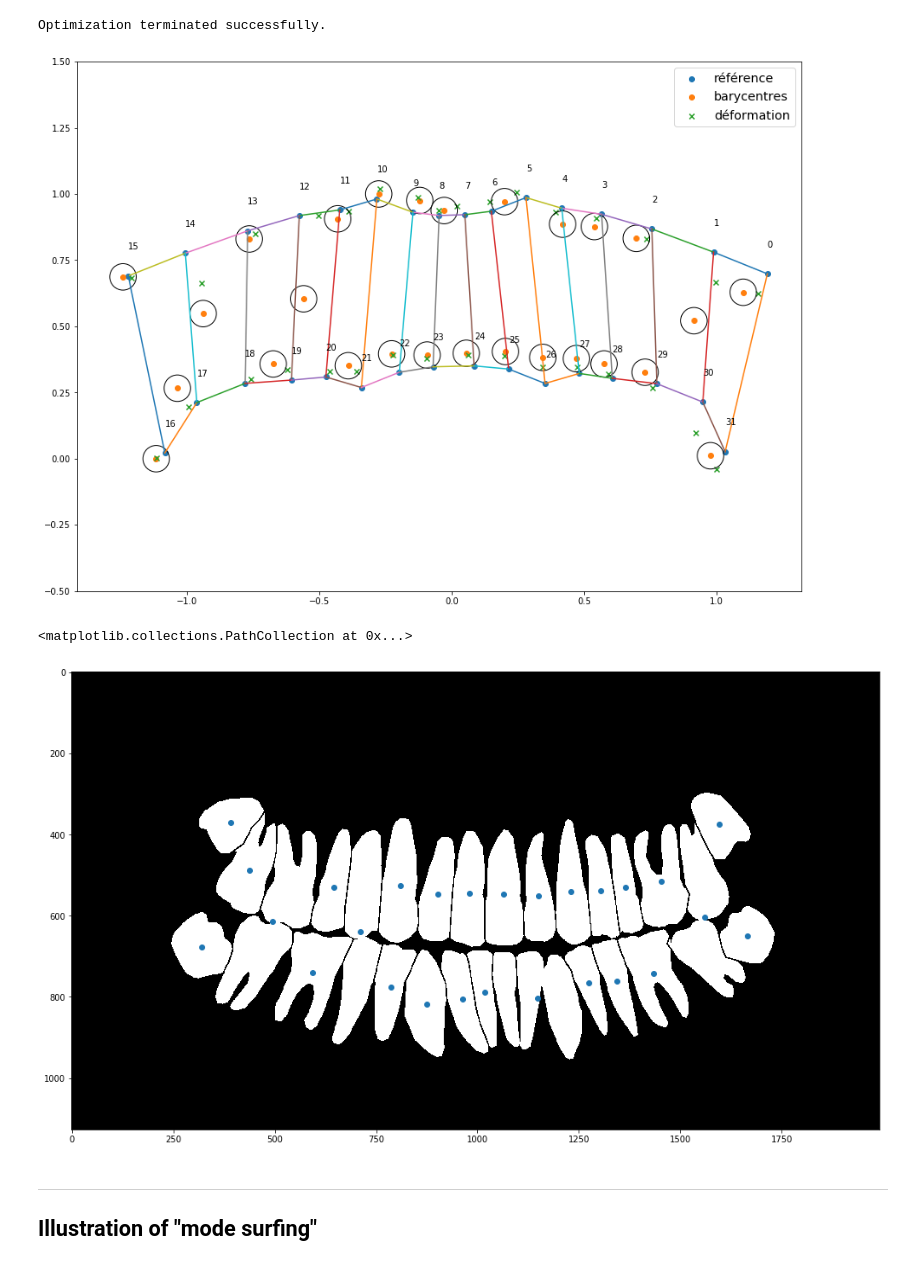
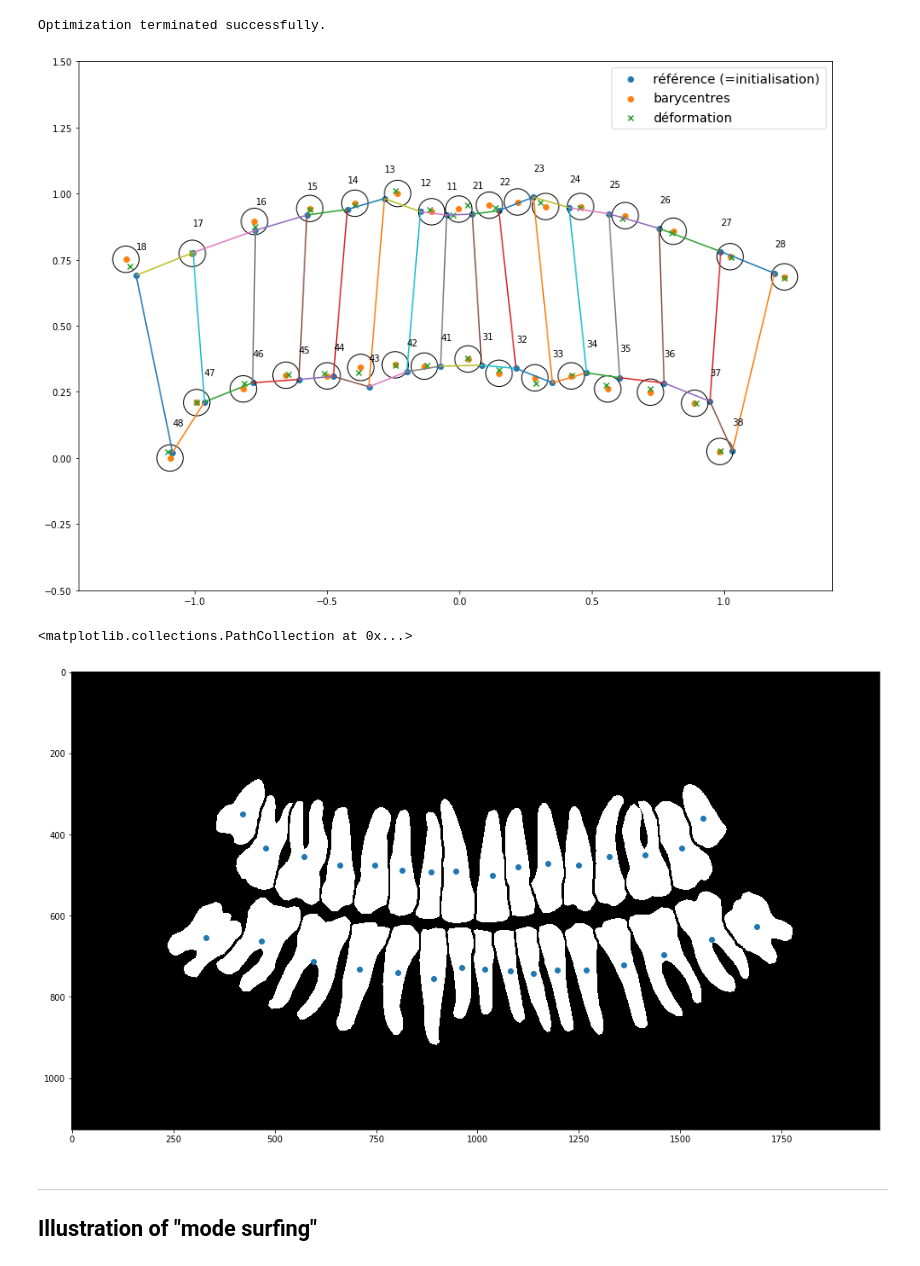
Before and after one commit to aymericq/dental_numbering, a Jupyter notebook: basin_hopping_reel.ipynb, the cells around one changed output. Saved outputs shown, nothing was run; the diff lists cells and outputs as text; code cells hidden in the pictures.

Commit message:
Add FDI numbering converter

```diff
--- a/basin_hopping_reel.ipynb
+++ b/basin_hopping_reel.ipynb
@@ -17,6 +17,13 @@ def display_progress(i, maxi, length):
         [' ' for j in range(floor(length*i/maxi)+1, length)]
     ) + ']', str(floor(length*i/maxi)), '%')
     disp.clear_output(wait=True)
+# %%
+number2fdi = {}
+for i in range(8):
+    number2fdi[i] = 28 - i
+    number2fdi[8+i] = 11 + i
+    number2fdi[16+i] = 48 - i
+    number2fdi[24+i] = 31 + i
 # %%
 from os import listdir
 
@@ -353,8 +360,8 @@ lamb = 0.5
 r = 0.05
 
 tooth_ind = 1
-img = plt.imread(DATASET_PATH + '/' + CoMs_length[tooth_ind][0])
-transf, _, _ = transform_robust(np.array(CoMs[CoMs_length[tooth_ind][0]]))
+img = plt.imread(DATASET_PATH + '/' + _32_teeth[tooth_ind])
+transf, _, _ = transform_robust(np.array(CoMs[_32_teeth[tooth_ind]]))
 
 centroids = transf
 reference = mean
@@ -374,32 +381,32 @@ Optimization terminated successfully.
 # %%
 coords = res.x.reshape(reference.shape)
 plt.figure(figsize=(15, 15))
-plt.scatter(reference[:,0], reference[:,1], label="référence")
+plt.scatter(reference[:,0], reference[:,1], label="référence (=initialisation)")
 plt.scatter(centroids[:,0], centroids[:,1], label="barycentres")
 for i in range(len(reference)):
-    plt.text(reference[i,0], reference[i,1]+0.1, str(i))
+    plt.text(reference[i,0], reference[i,1]+0.1, str(number2fdi[i]))
 for i in range(Kij.shape[0]):
     for j in range(Kij.shape[1]):
         if Kij[i,j] == 1:
             plt.plot([reference[i,0], reference[j,0]], [reference[i,1], reference[j,1]], '-')
 ax = plt.gca()
 for i in range(len(centroids)):
      ax.add_patch(plt.Circle(centroids[i,:], radius=r, fill=False))
 plt.axis('scaled');
 
 plt.scatter(coords[:,0], coords[:,1], marker='x', label="déformation")
 plt.legend(fontsize='x-large')
 ax.set_ylim(-0.5, 1.5);
 # %% [output]
-[figure, old version]
+[figure, new version]
 # %%
 img_ratio = img.shape[0]/img.shape[1]
 plt.figure(figsize=(30*img_ratio,30))
 plt.imshow(img)
-plt.scatter(np.array(CoMs[CoMs_length[tooth_ind][0]])[:,0], np.array(CoMs[CoMs_length[tooth_ind][0]])[:,1], label="référence")
+plt.scatter(np.array(CoMs[_32_teeth[tooth_ind]])[:,0], np.array(CoMs[_32_teeth[tooth_ind]])[:,1], label="référence")
 # %% [output]
 <matplotlib.collections.PathCollection at 0x...>
-[figure, old version]
+[figure, new version]
 # %% [markdown]
 ---
 ## Illustration of "mode surfing"
```
Also changed, not shown: parts of 1 cell of this notebook.
